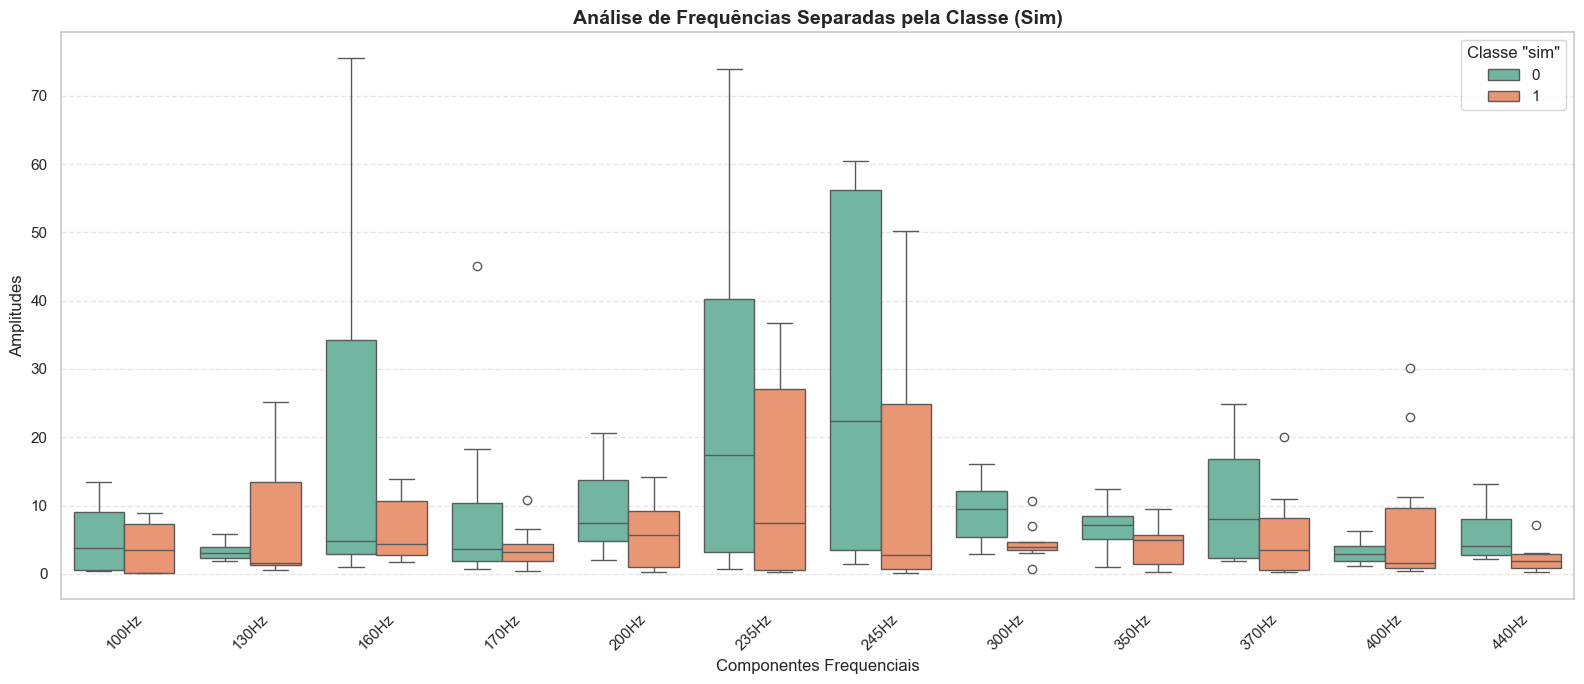
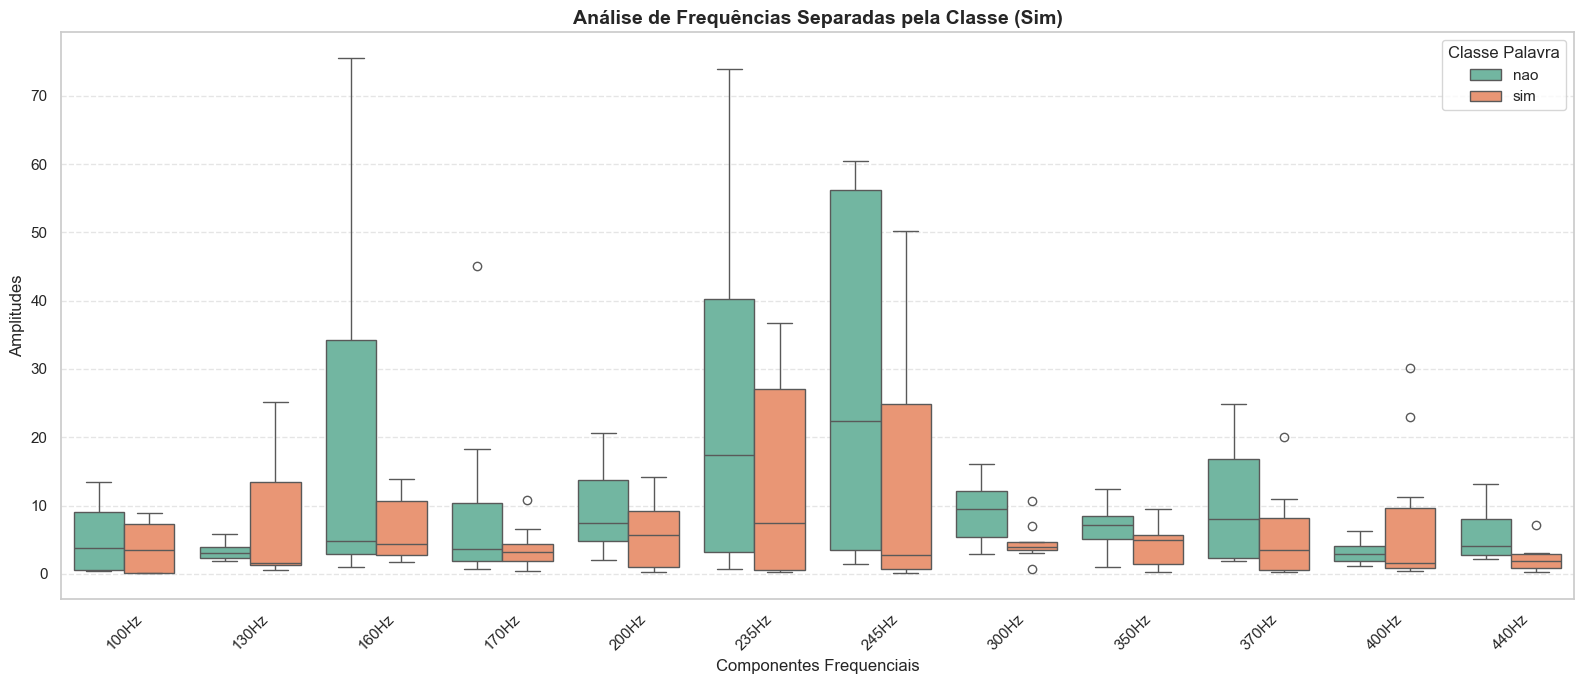
Unified diff of the notebook cell whose output changed from the first chart to the second:
--- before
+++ after
@@ -1,2 +1,3 @@
+# 1. Definir as frequências de foco
 frequencias_foco = [
     '100Hz', '130Hz', '160Hz', '170Hz', 
@@ -5,21 +6,27 @@
 ]
 
-# 2. Reorganizar os dados para o formato "longo" que o Seaborn exige para agrupamentos
+# 2. Reorganizar os dados para o formato "longo"
 df_long = pd.melt(dataset, id_vars=['sim'], value_vars=frequencias_foco, 
                   var_name='Frequencia', value_name='Amplitude')
+
+# --- O PULO DO GATO ESTÁ AQUI ---
+# Substitui 0 por 'nao' e 1 por 'sim' na coluna que define a legenda
+df_long['sim'] = df_long['sim'].map({0: 'nao', 1: 'sim'})
 
 # 3. Configurar o gráfico
 plt.figure(figsize=(16, 7))
 
-# 4. Plotar o boxplot agrupando pelo "hue" (a coluna 'sim')
+# 4. Plotar o boxplot agrupando pelo "hue" (que agora contém as strings 'nao' e 'sim')
 sns.boxplot(data=df_long, x='Frequencia', y='Amplitude', hue='sim', palette='Set2')
 
 # 5. Customização
-plt.title('Análise de Frequências Separadas pela Classe (Sim)', fontsize=14, fontweight='bold')
+plt.title('Análise de Frequências Separadas por Sim ou Não', fontsize=14, fontweight='bold')
 plt.xlabel('Componentes Frequenciais', fontsize=12)
 plt.ylabel('Amplitudes', fontsize=12)
 plt.xticks(rotation=45)
 plt.grid(axis='y', linestyle='--', alpha=0.5)
-plt.legend(title='Classe "sim"')
+
+# A legenda vai puxar automaticamente os textos novos com o seu título personalizado
+plt.legend(title='Classe Palavra')
 
 plt.tight_layout()

Commit: oii